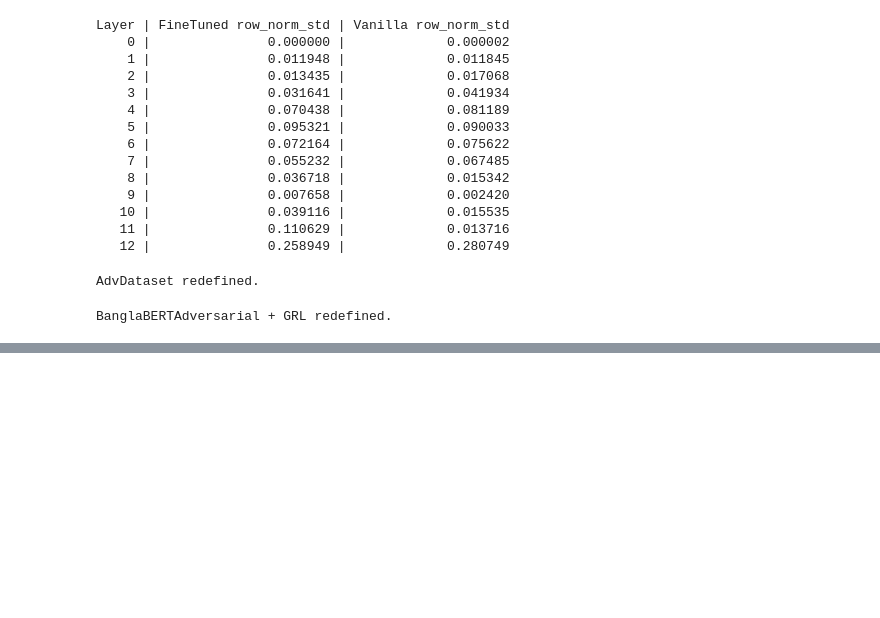
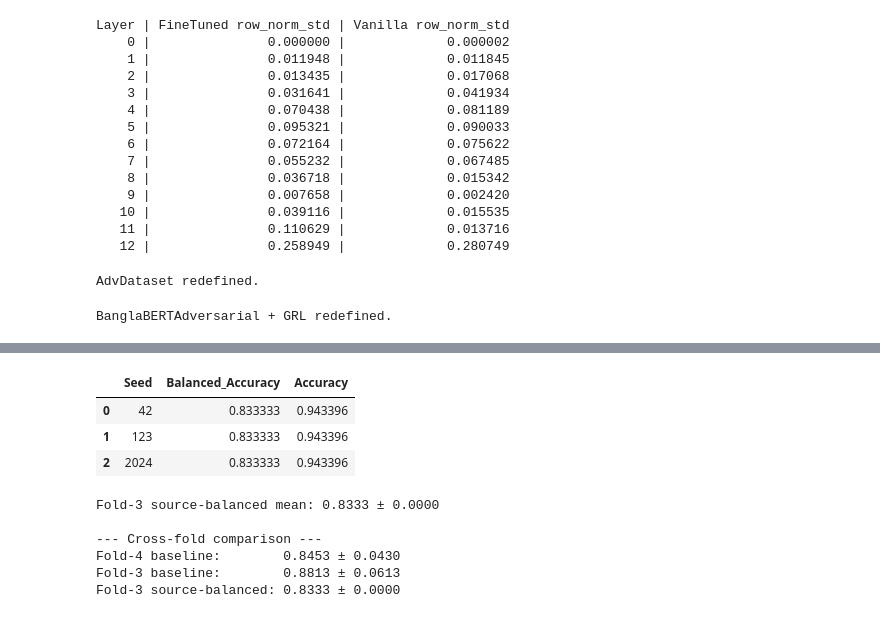
Before and after one commit to jaimulhaque/banglafake-detection, a Jupyter notebook: notebooks/05_ablation_interpretability.ipynb, the cells around one changed output, grey strips where cells are left out. Saved outputs shown, nothing was run; the diff lists cells and outputs as text; code cells hidden in the pictures; blank space fills up the shorter version.

```diff
--- a/notebooks/05_ablation_interpretability.ipynb
+++ b/notebooks/05_ablation_interpretability.ipynb
@@ -3077,0 +3246,49 @@ print("\nSaved: reconciled_probe_comparison.csv")
+# %%
+# Cell 49: Fold-3 Source-Balanced Sampling Mitigation — Multi-Seed
+from torch.utils.data import WeightedRandomSampler
+
+source_counts3 = g_train_final3["Source"].value_counts()
+sample_weights3 = torch.DoubleTensor(g_train_final3["Source"].map(lambda s: 1.0 / source_counts3[s]).values)
+balanced_sampler3 = WeightedRandomSampler(sample_weights3, num_samples=len(sample_weights3), replacement=True)
+balanced_train_loader3 = DataLoader(BanglaFakeNewsDataset(g_train_final3, tokenizer, MAX_LENGTH),
+                                     batch_size=8, sampler=balanced_sampler3)
+
+balanced_results3 = []
+for seed in [42, 123, 2024]:
+    set_seed(seed)
+    bal_model = BanglaBERTOnly(MODEL_NAME).to(device)
+    opt = AdamW(bal_model.parameters(), lr=2e-5, weight_decay=0.01)
+    best_f1_b, best_state_b = -1, None
+    for epoch in range(NUM_EPOCHS):
+        tl = train_one_epoch(bal_model, balanced_train_loader3, opt, device)
+        vm = eval_split(bal_model, g_val_loader3, device)
+        print(f"Fold-3 [balanced] seed {seed} epoch {epoch+1}: loss={tl:.4f} val_f1={vm['F1']:.4f}")
+        if vm["F1"] > best_f1_b:
+            best_f1_b = vm["F1"]; best_state_b = {k: v.cpu().clone() for k, v in bal_model.state_dict().items()}
+    bal_model.load_state_dict(best_state_b); bal_model.eval()
+
+    preds, labels = [], []
+    with torch.no_grad():
+        for batch in g_test_loader3:
+            ids, am = batch["input_ids"].to(device), batch["attention_mask"].to(device)
+            logits = bal_model(ids, am)
+            preds.extend(torch.argmax(logits, dim=1).cpu().numpy())
+            labels.extend(batch["labels"].numpy())
+    preds, labels = np.array(preds), np.array(labels)
+    bal_acc = balanced_accuracy_score(labels, preds)
+    balanced_results3.append({"Seed": seed, "Balanced_Accuracy": bal_acc, "Accuracy": accuracy_score(labels, preds)})
+    print(f"Fold-3 seed {seed} [SOURCE-BALANCED] balanced_acc={bal_acc:.4f}")
+    if seed == 42:
+        torch.save(best_state_b, os.path.join(MODELS_DIR, "source_balanced_fold3_banglabert_seed42.pt"))
+    del bal_model; torch.cuda.empty_cache()
+
+balanced_df3 = pd.DataFrame(balanced_results3)
+display(balanced_df3)
+print(f"Fold-3 source-balanced mean: {balanced_df3['Balanced_Accuracy'].mean():.4f} ± {balanced_df3['Balanced_Accuracy'].std():.4f}")
+balanced_df3.to_csv(os.path.join(REPORTS_DIR, "source_balanced_fold3_results.csv"), index=False)
+
+print("\n--- Cross-fold comparison ---")
+print(f"Fold-4 baseline:        0.8453 ± 0.0430")
+print(f"Fold-3 baseline:        {hs_df3['Balanced_Accuracy'].mean():.4f} ± {hs_df3['Balanced_Accuracy'].std():.4f}")
+print(f"Fold-3 source-balanced: {balanced_df3['Balanced_Accuracy'].mean():.4f} ± {balanced_df3['Balanced_Accuracy'].std():.4f}")
+# %% [output]
@@ -3077,0 +3307,10 @@ print("\nSaved: reconciled_probe_comparison.csv")
+|  | Seed | Balanced_Accuracy | Accuracy |
+| 0 | 42 | 0.833333 | 0.943396 |
+| 1 | 123 | 0.833333 | 0.943396 |
+| 2 | 2024 | 0.833333 | 0.943396 |
+Fold-3 source-balanced mean: 0.8333 ± 0.0000
+
+--- Cross-fold comparison ---
+Fold-4 baseline:        0.8453 ± 0.0430
+Fold-3 baseline:        0.8813 ± 0.0613
+Fold-3 source-balanced: 0.8333 ± 0.0000
```
Also changed, not shown: parts of 13 cells of this notebook, 4 other files.
